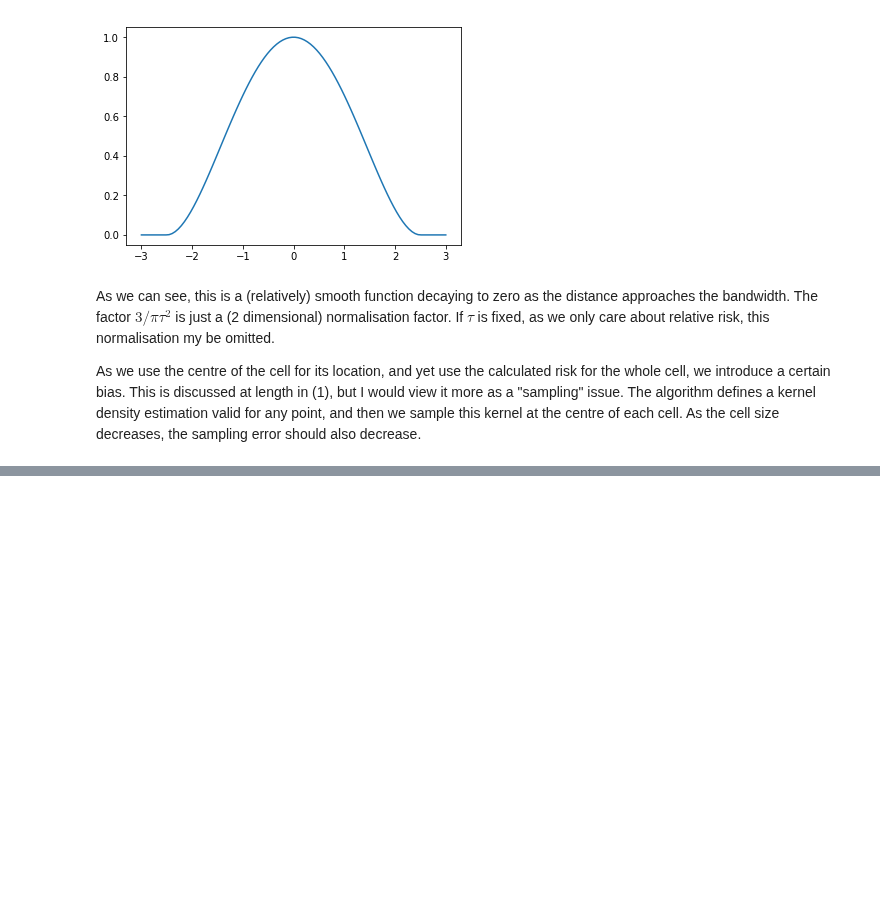
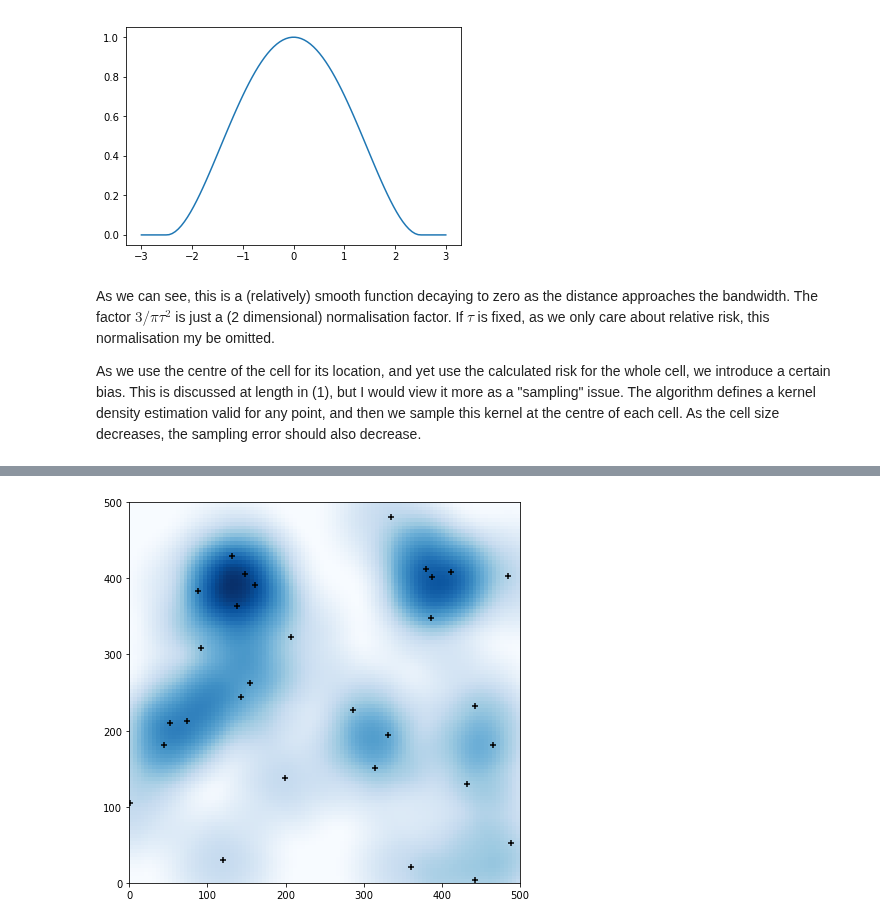
Before and after one commit to QuantCrimAtLeeds/PredictCode, a Jupyter notebook: Retrospective hotspotting.ipynb, the cells around one changed output, grey strips where cells are left out. Cells and saved outputs as stored; diff of their text form; code cells hidden in the pictures; blank space fills up the shorter version.

```diff
--- a/Retrospective hotspotting.ipynb
+++ b/Retrospective hotspotting.ipynb
@@ -115,0 +125,9 @@ None
+# %%
+predictor = rhs.RetroHotSpotGrid(region, grid_size=5)
+predictor.data = points
+predictor.weight = rhs.Quartic(100)
+new_grid = predictor.predict()
+# %%
+plot_grid_data(new_grid)
+# %% [output]
+[figure, added]
```
Also changed, not shown: parts of 12 cells of this notebook, 20 other files.
